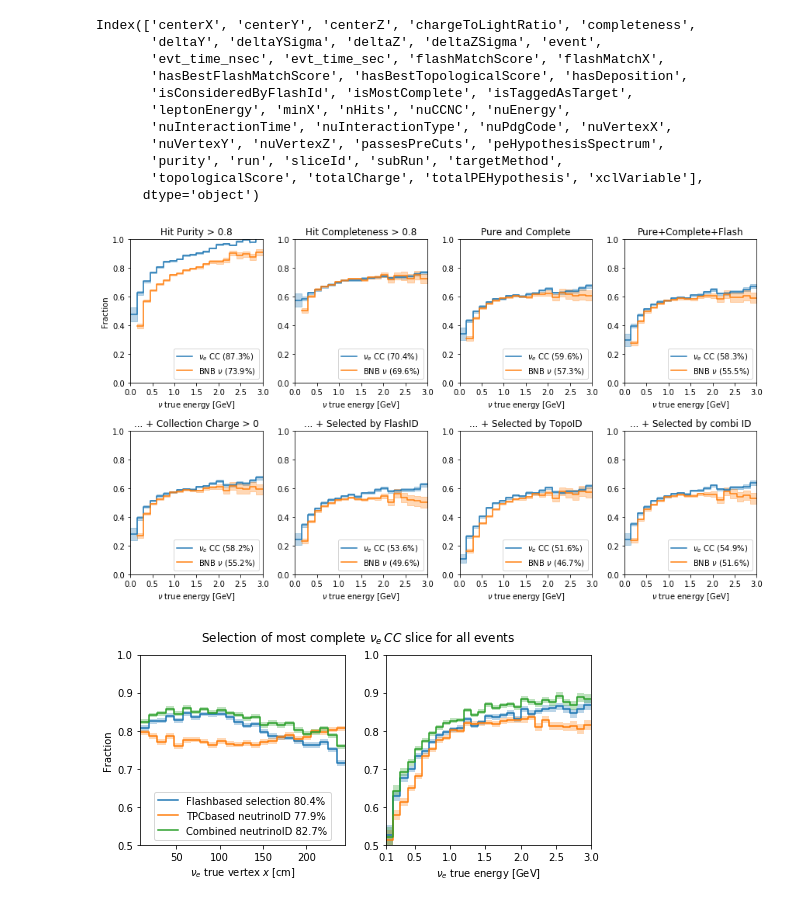
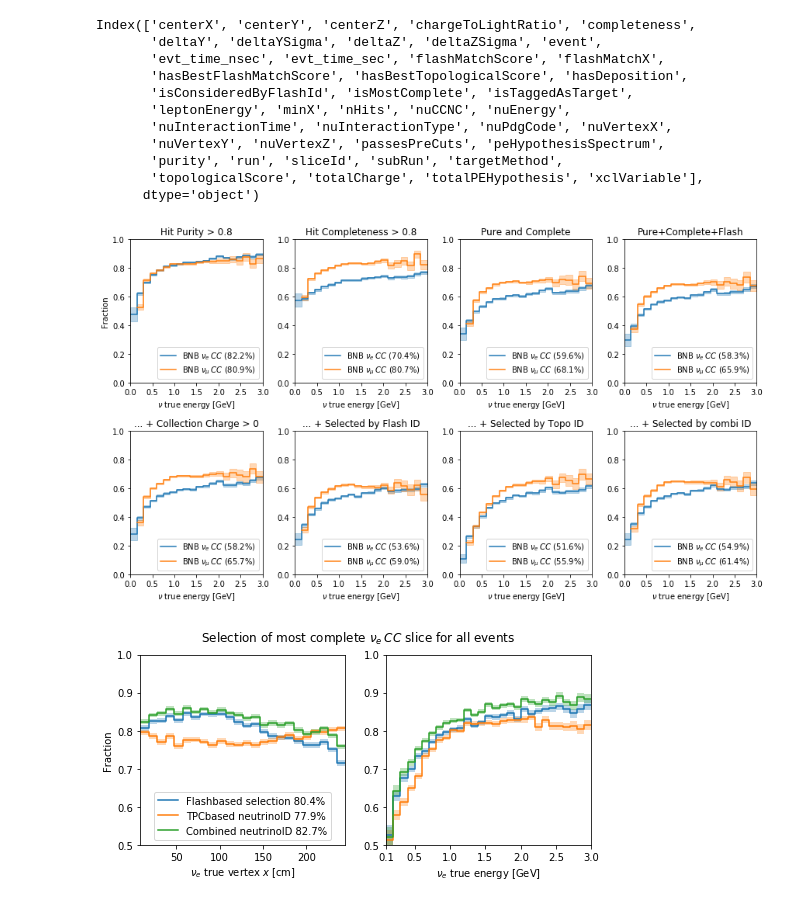
Before and after one commit to Wouter-VDP/MCC9_FlashID, a Jupyter notebook: Flash_ID_all.ipynb, the cells around one changed output. Drawn from its saved outputs; the diff is of its cells as text; code cells hidden in the pictures.

```diff
--- a/Flash_ID_all.ipynb
+++ b/Flash_ID_all.ipynb
@@ -192,3 +328,13 @@ print(len(file_dict[sample]['flashes'][b'run']))
 # %% [output]
 186151
 186151
+# %%
+# data/MC ratio events with valid flash:
+ratio = len(file_dict["on"]['events'][b'hasBeamFlash']) / (len(file_dict["nu"]['events'][b'hasBeamFlash'])*scales[1]+ len(file_dict["off"]['events'][b'hasBeamFlash'])*scales[3])
+print(ratio)
+ratio = sum(file_dict["on"]['events'][b'hasBeamFlash']) / (sum(file_dict["nu"]['events'][b'hasBeamFlash'])*scales[1]+ sum(file_dict["off"]['events'][b'hasBeamFlash'])*scales[3])
+print(ratio)
+
+frq = sum(file_dict["off"]['events'][b'hasBeamFlash'])/len(file_dict["off"]['events'][b'hasBeamFlash'])
+err = helper.effErr(sum(file_dict["off"]['events'][b'hasBeamFlash']),len(file_dict["off"]['events'][b'hasBeamFlash']))
+print('Fraction of BNB off events with a flash of at least 50PE in the beam window: ({0:.2f}+-{1:.2f})%'.format(frq*100,err*100))
@@ -239,11 +397,0 @@ fig.savefig(outdir+field.decode('UTF-8')+".pdf", bbox_inches="tight")
-# %%
-# Signal if the true vertex is inside the fiducial volume and the lepton has more than 20MeV kinetic energy
-df_nue_sig = inTPC_df( pd.DataFrame.from_dict(file_dict['nue']['events']), b'nuVertexX', b'nuVertexY', b'nuVertexZ', fidvol=fidvol_arr)
-df_nue_sig.columns = [c.decode('UTF-8') for c in df_nue_sig.columns ]
-df_nue_sig = df_nue_sig.query('leptonEnergy>0.02')
-df_nu_sig = inTPC_df( pd.DataFrame.from_dict(file_dict['nu']['events']), b'nuVertexX', b'nuVertexY', b'nuVertexZ', fidvol=fidvol_arr)
-df_nu_sig.columns = [c.decode('UTF-8') for c in df_nu_sig.columns ]
-df_nu_sig = df_nu_sig.query('leptonEnergy>0.126')
-
-df_nue_sig["hasBeamFlash"].value_counts()
-df_nue_sig[['run', 'subRun', 'event']].head()
@@ -353,7 +482,7 @@ for field, N, x_min, x_max, lab, apply_mask in zip(*arrays):
     mean = np.mean(data[0][data[0]>-1])
     bins[0]=np.append(bins[0],bins[0][0])
     err[0]=np.append(err[0],err[0][0])
-    ax[0].step(edges,bins[0], lw=2, where='post', label=r'$\nu_e$ $CC$ (MC), mean:{0:0.2f}'.format(mean))
+    ax[0].step(edges,bins[0], lw=2, where='post', label=r'BNB $\nu_e \: CC$, mean:{0:0.2f}'.format(mean))
     ax[0].fill_between(edges, bins[0] - err[0], bins[0] + err[0], alpha=0.3, step='post')
     ax[0].set_xlim(x_min,x_max)
     ax[0].set_ylim(0,1.2*max_val[0])
@@ -395,14 +524,6 @@ for field, N, x_min, x_max, lab, apply_mask in zip(*arrays):
 # %%
 ## How many events do have a good slice:
 # 80% pure and complete, and collection plane charge!
-# First, construct signal frame!
-df_nue_slices_sig = inTPC_df( pd.DataFrame.from_dict(file_dict['nue']['slices']), b'nuVertexX', b'nuVertexY', b'nuVertexZ', fidvol=fidvol_arr)
-df_nue_slices_sig.columns = [c.decode('UTF-8') for c in df_nue_slices_sig.columns ]
-df_nue_slices_sig = df_nue_slices_sig.query('leptonEnergy>0.02')
-
-df_nu_slices_sig = inTPC_df( pd.DataFrame.from_dict(file_dict['nu']['slices']), b'nuVertexX', b'nuVertexY', b'nuVertexZ', fidvol=fidvol_arr)
-df_nu_slices_sig.columns = [c.decode('UTF-8') for c in df_nu_slices_sig.columns ]
-df_nu_slices_sig = df_nu_slices_sig.query('leptonEnergy>0.02')
 
 query_pure = '(purity>0.8)'
 query_complete = '(completeness>0.8)'
@@ -450,7 +570,7 @@ ax=ax.flatten()
 q_arr = [query_pure, query_complete, query_good, query_good_flash,
          query_perfect, query_perfect_flash_id, query_perfect_topo_id, query_perfect_combi_id]
 title_arr = ['Hit Purity > 0.8', 'Hit Completeness > 0.8', 'Pure and Complete', 'Pure+Complete+Flash',
-             '... + Collection Charge > 0', '... + Selected by FlashID', '... + Selected by TopoID', '... + Selected by combi ID']
+             '... + Collection Charge > 0', '... + Selected by Flash ID', '... + Selected by Topo ID', '... + Selected by combi ID']
 
 x_min = 0
 x_max = 3
@@ -460,38 +580,38 @@ edges_mid = [ edges[i]+(edges[i+1]-edges[i])/2 for i in range(N-1)]
 # in the denominator we use the event frames, one entry per event
 denom_bins_nue, _ = np.histogram(df_nue_sig['nuEnergy'], bins=edges)
 denom_bins_nu, _ = np.histogram(df_nu_sig['nuEnergy'], bins=edges)
 
 for i,(query, title) in enumerate(zip(q_arr, title_arr)):
     #nue
-    nom_bins, _ = np.histogram(df_nue_slices_sig.query(query)['nuEnergy'], bins=edges)
+    nom_bins, _ = np.histogram(df_nue_slices_sig.query(query).drop_duplicates(['evt_time_nsec'])['nuEnergy'], bins=edges)
     fraq = nom_bins/denom_bins_nue
     ratio = sum(nom_bins)/sum(denom_bins_nue)
     err = np.sqrt( fraq*(1-fraq)/denom_bins_nue)
     fraq=np.append(fraq,fraq[-1])
     err=np.append(err,err[-1])
-    ax[i].step(edges, fraq, where='post', label = r'$\nu_e$ CC ({0:.1f}%)'.format(ratio*100))
+    ax[i].step(edges, fraq, where='post', label = r'BNB $\nu_e \: CC$ ({0:.1f}%)'.format(ratio*100))
     ax[i].fill_between(edges, fraq - err, fraq + err, alpha=0.3, step='post', color='C0')
     #nu
-    nom_bins, _ = np.histogram(df_nu_slices_sig.query(query)['nuEnergy'], bins=edges)
+    nom_bins, _ = np.histogram(df_nu_slices_sig.query(query).drop_duplicates(['evt_time_nsec'])['nuEnergy'], bins=edges)
     fraq = nom_bins/denom_bins_nu
     ratio = sum(nom_bins)/sum(denom_bins_nu)
     err = np.sqrt( fraq*(1-fraq)/denom_bins_nu)
     fraq=np.append(fraq,fraq[-1])
     err=np.append(err,err[-1])
-    ax[i].step(edges, fraq, where='post', label = r'BNB $\nu$ ({0:.1f}%)'.format(ratio*100))
+    ax[i].step(edges, fraq, where='post', label = r'BNB $\nu_\mu \: CC$ ({0:.1f}%)'.format(ratio*100))
     ax[i].fill_between(edges, fraq - err, fraq + err, alpha=0.3, step='post', color='C1')
     ax[i].legend(loc='lower right')
     ax[i].set_xlabel(r'$\nu$ true energy [GeV]')
     ax[i].set_title(title)
     ax[i].set_ylim(0.0,1)
     ax[i].set_xlim(x_min,x_max)
     ax[i].set_xticks(np.linspace(0,3,7))
 
 ax[0].set_ylabel('Fraction')
 fig.tight_layout()
 fig.savefig( outdir+"slice_eff_mc.pdf", bbox_inches="tight")
 # %% [output]
-[figure, old version]
+[figure, new version]
 # %%
 # Make the plot to compare the topological score with the flashbased selection:
 x_nue_flash = df_nue_slices_sig.query(query_all_flash_id)['nuVertexX']
```
Also changed, not shown: parts of 18 cells of this notebook, 23 other files.
